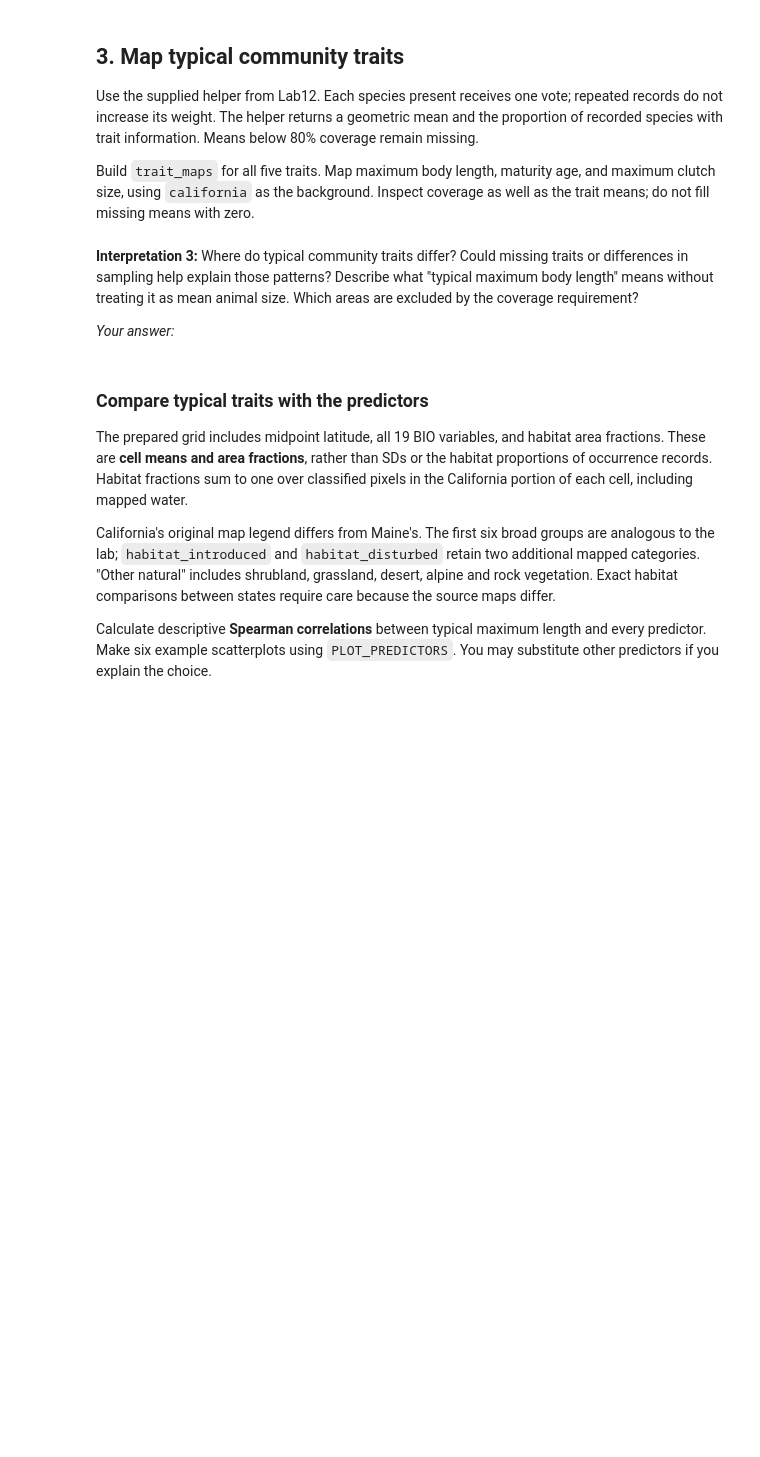
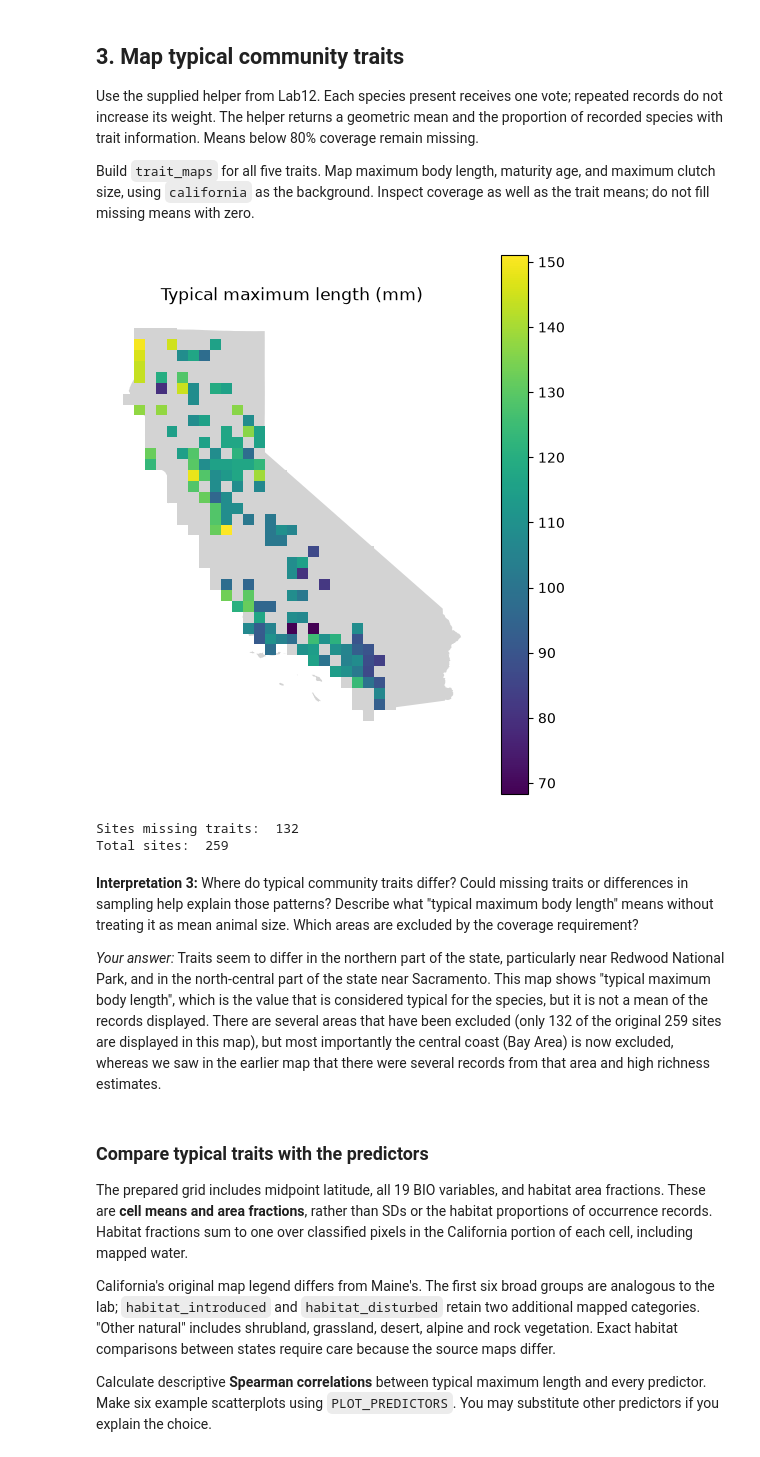
Before and after one commit to elizadstein/BIO597-SpatialBiodiversity, a Jupyter notebook: docs/assignments/Assignment-12-SpatialTraitVariation.ipynb, the cells around one changed output. Saved outputs shown, nothing was run; the diff lists cells and outputs as text; code cells hidden in the pictures; blank space fills up the shorter version.

```diff
--- a/docs/assignments/Assignment-12-SpatialTraitVariation.ipynb
+++ b/docs/assignments/Assignment-12-SpatialTraitVariation.ipynb
@@ -152,15 +226,30 @@ def summarize_trait(sites, community, column):
     return result
 # %%
 # Build trait_maps by calling summarize_trait for each trait.
+trait_maps = {}
+for column in TRAIT_COLUMNS:
+    trait_maps[column] = summarize_trait(sites, community, column)
 # Map MaxBody, MinAgeMat, and MaxClutch with appropriate labels.
+ax = california.plot(color="lightgray", figsize=(6, 7))
+sites.plot(ax=ax, color="lightgray", figsize=(6, 7))
+trait_maps["MaxBody"].plot(ax=ax, column="trait_mean", legend=True)
+ax.set_title("Typical maximum length (mm)")
+ax.set_axis_off()
+plt.show()
 # Examine how many cells retain valid trait means and where coverage is low.
+print("Sites missing traits: ", trait_maps['MaxBody']["trait_mean"].isna().sum())
+print("Total sites: ", len(sites))
+# %% [output]
+[figure, added]
+Sites missing traits:  132
+Total sites:  259
 # %% [markdown]
 **Interpretation 3:** Where do typical community traits differ? Could missing
 traits or differences in sampling help explain those patterns? Describe what
 "typical maximum body length" means without treating it as mean animal size.
 Which areas are excluded by the coverage requirement?
 
-*Your answer:*
+*Your answer:* Traits seem to differ in the northern part of the state, particularly near Redwood National Park, and in the north-central part of the state near Sacramento. This map shows "typical maximum body length", which is the value that is considered typical for the species, but it is not a mean of the records displayed. There are several areas that have been excluded (only 132 of the original 259 sites are displayed in this map), but most importantly the central coast (Bay Area) is now excluded, whereas we saw in the earlier map that there were several records from that area and high richness estimates.
 # %% [markdown]
 ### Compare typical traits with the predictors
 
```
Also changed, not shown: parts of 23 cells of this notebook.
